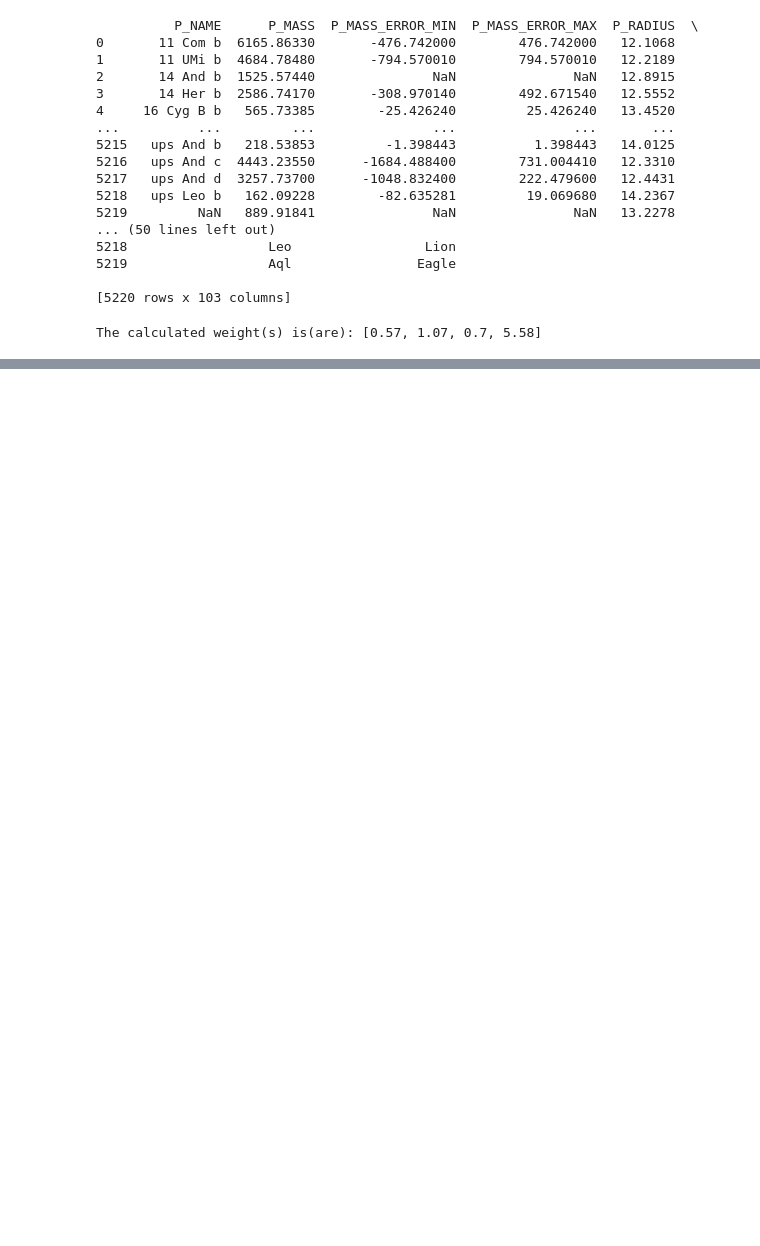
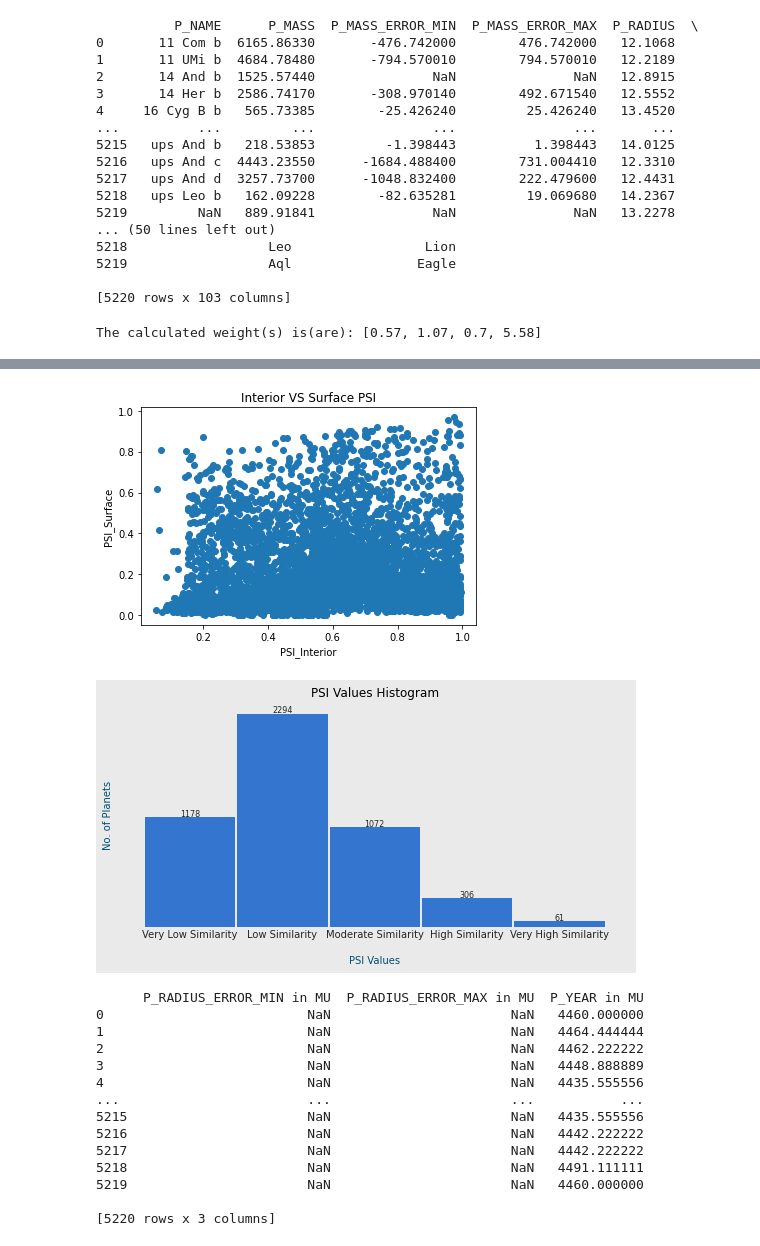
Before and after one commit to Adi-Rai/ExoPSI, a Jupyter notebook: Aditya_Testing/Test_Data.ipynb, the cells around one changed output, grey strips where cells are left out. Saved outputs shown, nothing was run; the diff lists cells and outputs as text; code cells hidden in the pictures; blank space fills up the shorter version.

Commit message:
Added Test_data notebook

```diff
--- a/Aditya_Testing/Test_Data.ipynb
+++ b/Aditya_Testing/Test_Data.ipynb
@@ -6,7 +6,7 @@ import numpy as np
 exopsi = exopsi()
 
 #Loading the dataset
-df = pd.read_csv(r"C:\Users\raiad\Downloads\phl_exoplanet_catalog.csv")
+df = pd.read_csv(r"phl_exoplanet_catalog.csv")
 print(df)
 # %% [output]
           P_NAME      P_MASS  P_MASS_ERROR_MIN  P_MASS_ERROR_MAX  P_RADIUS  \
@@ -45,0 +62,27 @@ KeyError: "['P_TEMP_MEASURED'] not in index"
+# %%
+#PSI Scale
+exopsi.psi_scale(PSI_data)
+
+#PSI Distribution
+exopsi.psi_dist(PSI_data)
+
+#Unit Conversion
+mars_data = exopsi.unit_conv(df.iloc[:,[5,6,7]],[0.53,0.71,0.45],'MU')
+print(mars_data)
+# %% [output]
+[figure, added]
+[figure, added]
+      P_RADIUS_ERROR_MIN in MU  P_RADIUS_ERROR_MAX in MU  P_YEAR in MU
+0                          NaN                       NaN   4460.000000
+1                          NaN                       NaN   4464.444444
+2                          NaN                       NaN   4462.222222
+3                          NaN                       NaN   4448.888889
+4                          NaN                       NaN   4435.555556
+...                        ...                       ...           ...
+5215                       NaN                       NaN   4435.555556
+5216                       NaN                       NaN   4442.222222
+5217                       NaN                       NaN   4442.222222
+5218                       NaN                       NaN   4491.111111
+5219                       NaN                       NaN   4460.000000
+
+[5220 rows x 3 columns]
```
Also changed, not shown: parts of 1 cell of this notebook, 1 other file.
